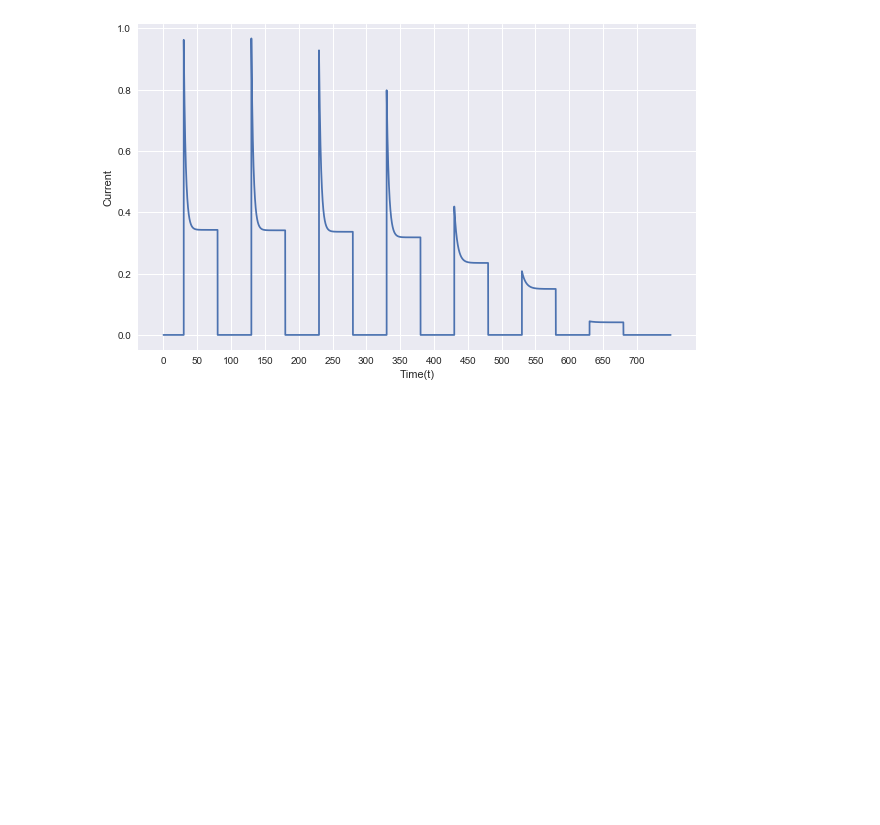
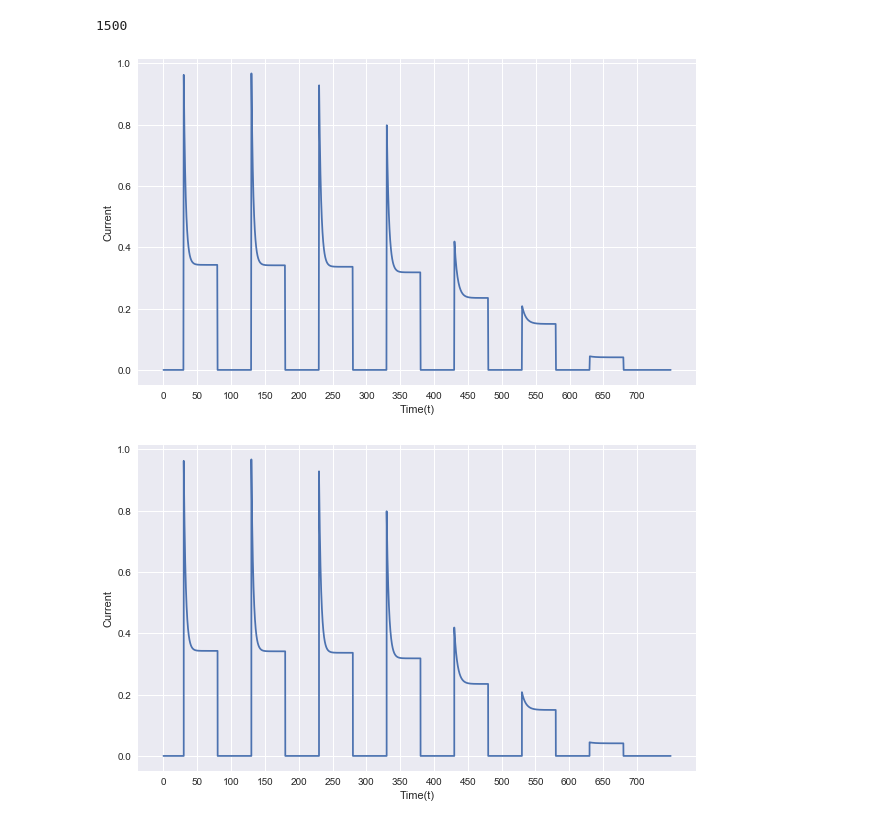
Before and after one commit to pyncx/ncx, a Jupyter notebook: remodel/NCX Na dependent inactivation-with Na regulation.ipynb, the cells around one changed output. Cells and saved outputs as stored; diff of their text form; code cells hidden in the pictures; blank space fills up the shorter version.

```diff
--- a/remodel/NCX Na dependent inactivation-with Na regulation.ipynb
+++ b/remodel/NCX Na dependent inactivation-with Na regulation.ipynb
@@ -81,3 +82,7 @@ for i in range(1,150000+1):
     incx=factive*f3n
     tnow.append(t)
     ixnow.append(incx)
+# %%
+df = pd.DataFrame()
+df['time'] = tnow
+df['current'] = ixnow
@@ -83,0 +102,13 @@ for i in range(1,150000+1):
+# %%
+k=0
+T =[]
+I =[]
+for t,i in zip(df['time'],df['current']):
+    if k%100 == 0:
+        T.append(t)
+        I.append(i)
+    k = k+1
+# %%
+len(T)
+# %% [output]
+1500
@@ -84,3 +121,14 @@ for i in range(1,150000+1):
+# %%
+plt.figure(figsize = [10,6])
+plt.plot(T,I)
+plt.xticks([i*50 for i in range(15)])
+plt.xlabel("Time(t)")
+plt.ylabel("Current")
+#plt.savefig("plot/current.png")
+#plt.savefig("plot/current.pdf")
+plt.show()
+# %% [output]
+[figure, added]
 # %%
 plt.figure(figsize = [10,6])
 plt.plot(tnow,ixnow)
```
Also changed, not shown: parts of 5 cells of this notebook, 2 other files.
